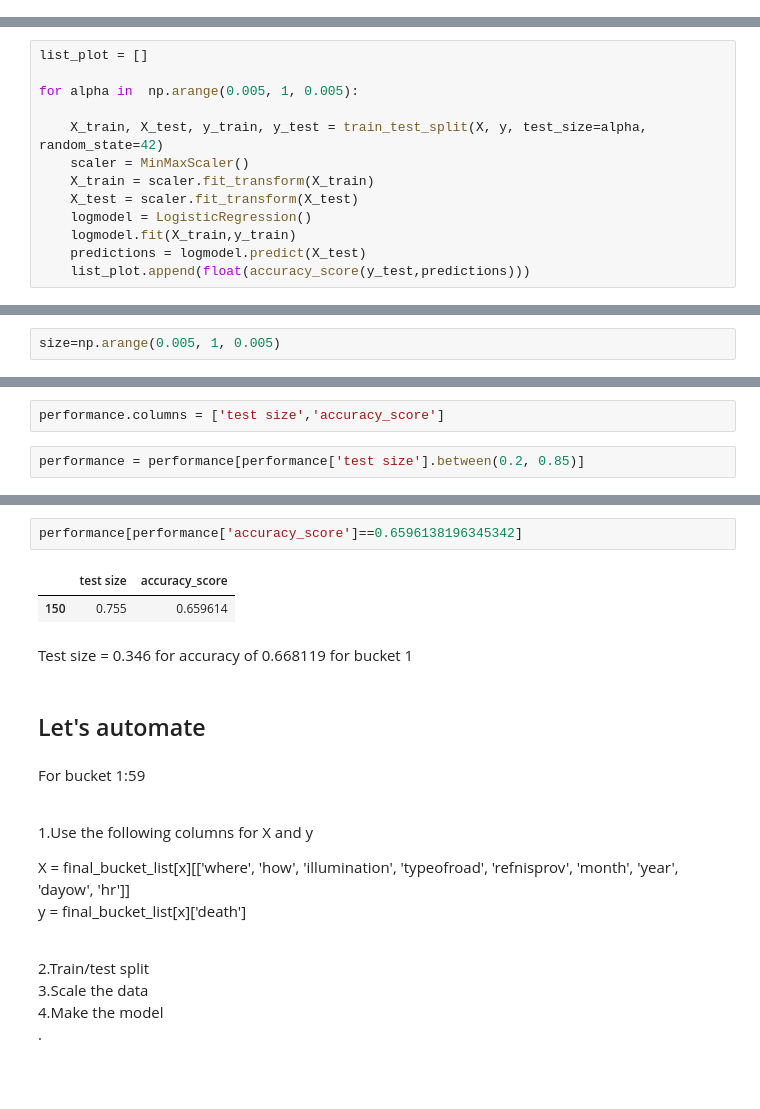
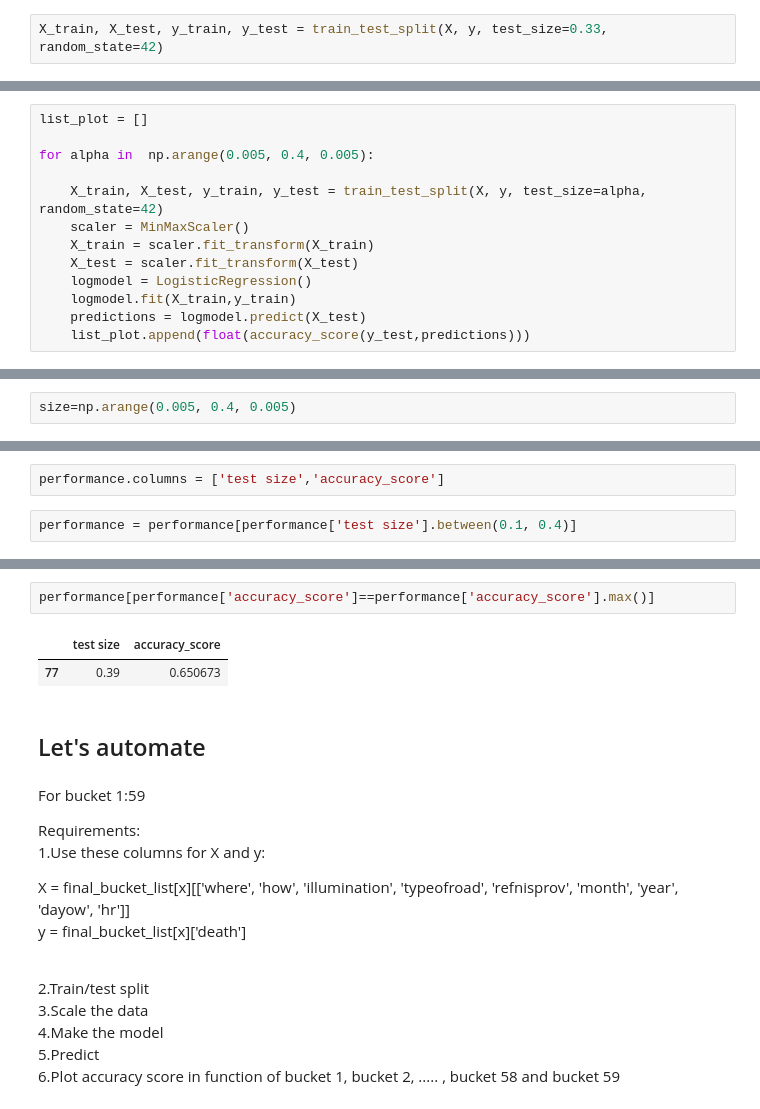
Before and after one commit to rluyck/Road_accidents_Belgium, a Jupyter notebook: Road_accidents_model.ipynb, the cells around one changed output, grey strips where cells are left out. Saved outputs shown, nothing was run; the diff lists cells and outputs as text; blank space fills up the shorter version.

```diff
--- a/Road_accidents_model.ipynb
+++ b/Road_accidents_model.ipynb
@@ -516,0 +575,2 @@ print(confusion_matrix(y_test,predictions))
+# %%
+X_train, X_test, y_train, y_test = train_test_split(X, y, test_size=0.33, random_state=42)
@@ -517,7 +596,7 @@ print(confusion_matrix(y_test,predictions))
 # %%
 list_plot = []
 
-for alpha in  np.arange(0.005, 1, 0.005):
+for alpha in  np.arange(0.005, 0.4, 0.005):
 
     X_train, X_test, y_train, y_test = train_test_split(X, y, test_size=alpha, random_state=42)
     scaler = MinMaxScaler()
@@ -535,5 +614,5 @@ plt.plot(np.arange(0.005, 1, 0.005),list_plot)
 # %%
-size=np.arange(0.005, 1, 0.005)
+size=np.arange(0.005, 0.4, 0.005)
 # %%
 performance = pd.DataFrame([size,list_plot])
 # %%
@@ -541,4 +620,4 @@ performance = performance.transpose()
 # %%
 performance.columns = ['test size','accuracy_score']
 # %%
-performance = performance[performance['test size'].between(0.2, 0.85)]
+performance = performance[performance['test size'].between(0.1, 0.4)]
@@ -554,16 +633,15 @@ performance['accuracy_score'].max()
 # %%
-performance[performance['accuracy_score']==0.6596138196345342]
+performance[performance['accuracy_score']==performance['accuracy_score'].max()]
 # %% [output]
 |  | test size | accuracy_score |
-| 150 | 0.755 | 0.659614 |
+| 77 | 0.39 | 0.650673 |
-# %% [markdown]
-Test size = 0.346 for accuracy of 0.668119 for bucket 1
 # %% [markdown]
 ## Let's automate
 # %% [markdown]
-For bucket 1:59<br><br>
+For bucket 1:59<br>
 
-1.Use the following columns for X and y<br>
+Requirements:<br>
+1.Use these columns for X and y:<br>
 
 X = final_bucket_list[x][['where', 'how', 'illumination', 'typeofroad', 'refnisprov', 'month', 'year', 'dayow', 'hr']]<br>
 y = final_bucket_list[x]['death']<br><br>
@@ -571,4 +649,5 @@ y = final_bucket_list[x]['death']<br><br>
 2.Train/test split<br>
 3.Scale the data<br>
 4.Make the model<br>
-.
+5.Predict <br>
+6.Plot accuracy score in function of bucket 1, bucket 2, ..... , bucket 58 and bucket 59<br>
```
Also changed, not shown: parts of 52 cells of this notebook.
